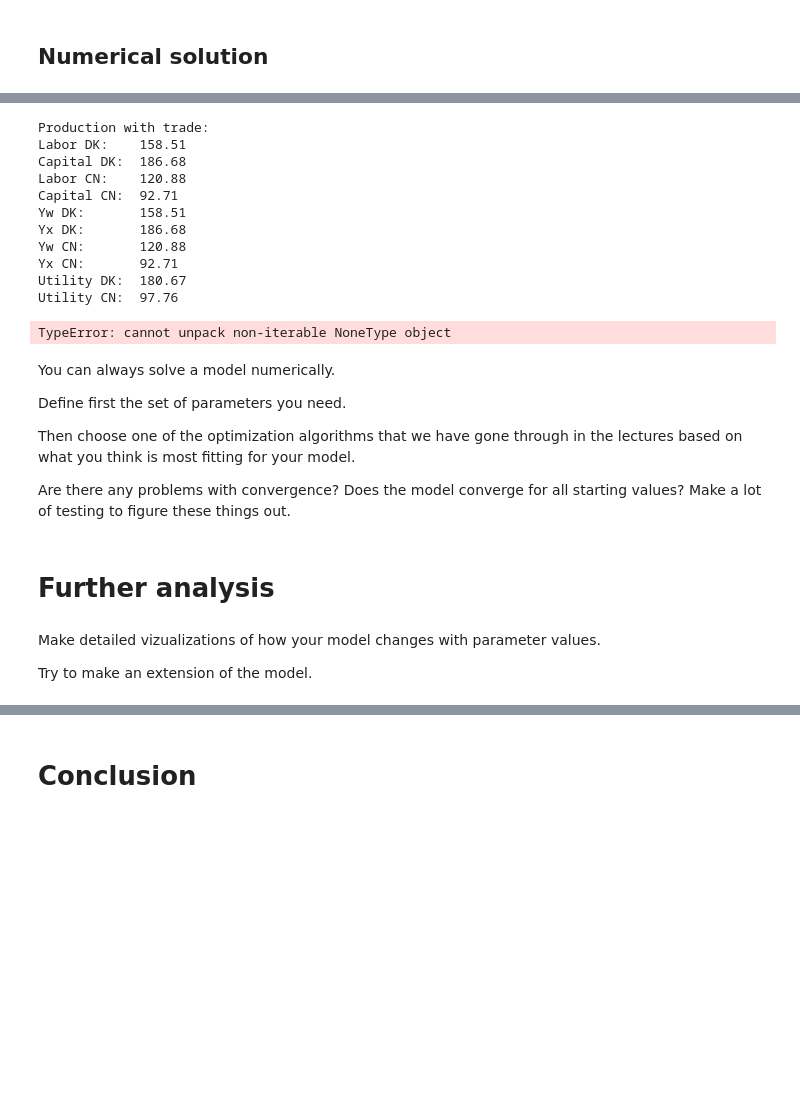
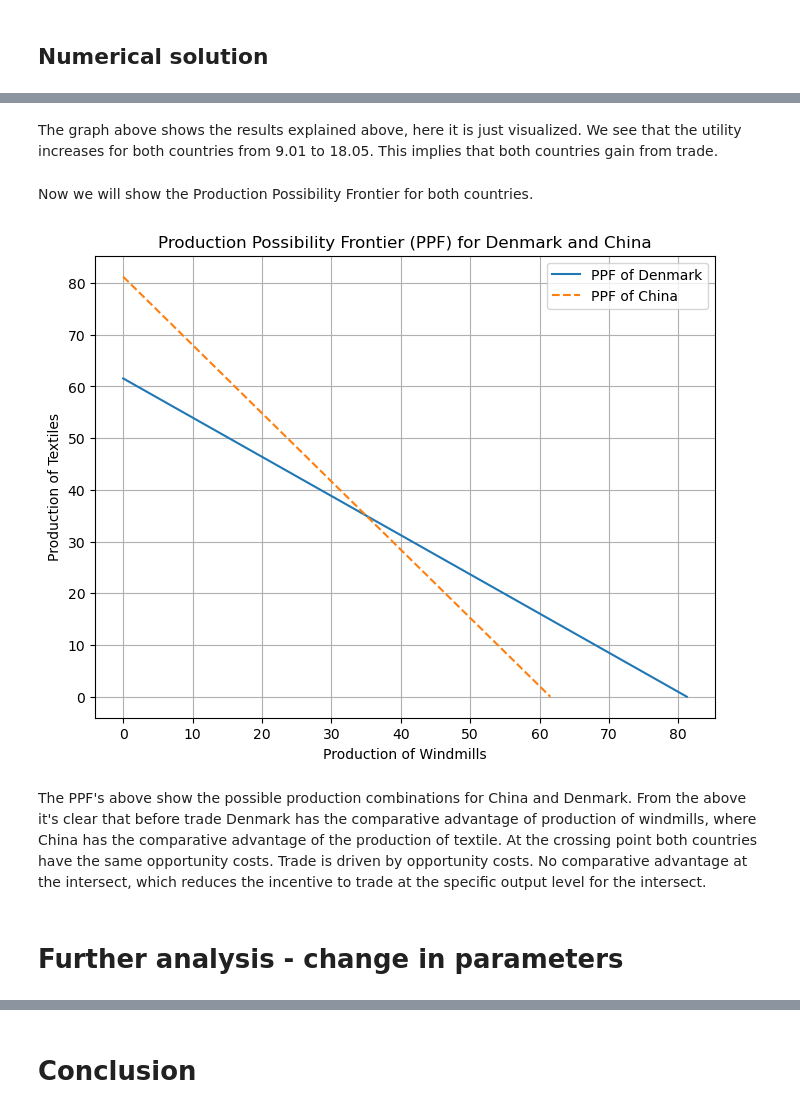
Before and after one commit to NumEconCopenhagen/projects-2024-anna-signe-og-klara, a Jupyter notebook: modelproject/modelproject.ipynb, the cells around one changed output, grey strips where cells are left out. Cells and saved outputs as stored; diff of their text form; code cells hidden in the pictures; blank space fills up the shorter version.

```diff
--- a/modelproject/modelproject.ipynb
+++ b/modelproject/modelproject.ipynb
@@ -179,15 +164,8 @@ Utility CN:  154.45
+# %% [markdown]
+The graph above shows the results explained above, here it is just visualized. We see that the utility increases for both countries from 9.01 to 18.05. This implies that both countries gain from trade.
+# %% [markdown]
+Now we will show the Production Possibility Frontier for both countries.
 # %%
-model.plot_ppf()
+economy.plot_ppf()
 # %% [output]
-Production with trade:
-Labor DK:    158.51
-Capital DK:  186.68
-Labor CN:    120.88
-Capital CN:  92.71
-Yw DK:       158.51
-Yx DK:       186.68
-Yw CN:       120.88
-Yx CN:       92.71
-Utility DK:  180.67
-Utility CN:  97.76
-TypeError: cannot unpack non-iterable NoneType object
+[figure, added]
@@ -203,14 +172,4 @@ model.plot_utility_surface(country='CN', trade=False)
-# %% [markdown]
-You can always solve a model numerically.
-
-Define first the set of parameters you need.
-
-Then choose one of the optimization algorithms that we have gone through in the lectures based on what you think is most fitting for your model.
-
-Are there any problems with convergence? Does the model converge for all starting values? Make a lot of testing to figure these things out.
+# %% [markdown]
+The PPF's above show the possible production combinations for China and Denmark. From the above it's clear that before trade Denmark has the comparative advantage of production of windmills, where China has the comparative advantage of the production of textile. At the crossing point both countries have the same opportunity costs. Trade is driven by opportunity costs. No comparative advantage at the intersect, which reduces the incentive to trade at the specific output level for the intersect.
 # %% [markdown]
-# Further analysis
+# Further analysis - change in parameters
-# %% [markdown]
-Make detailed vizualizations of how your model changes with parameter values.
-
-Try to make an extension of the model.
```
Also changed, not shown: parts of 40 cells of this notebook, 1 other file.
